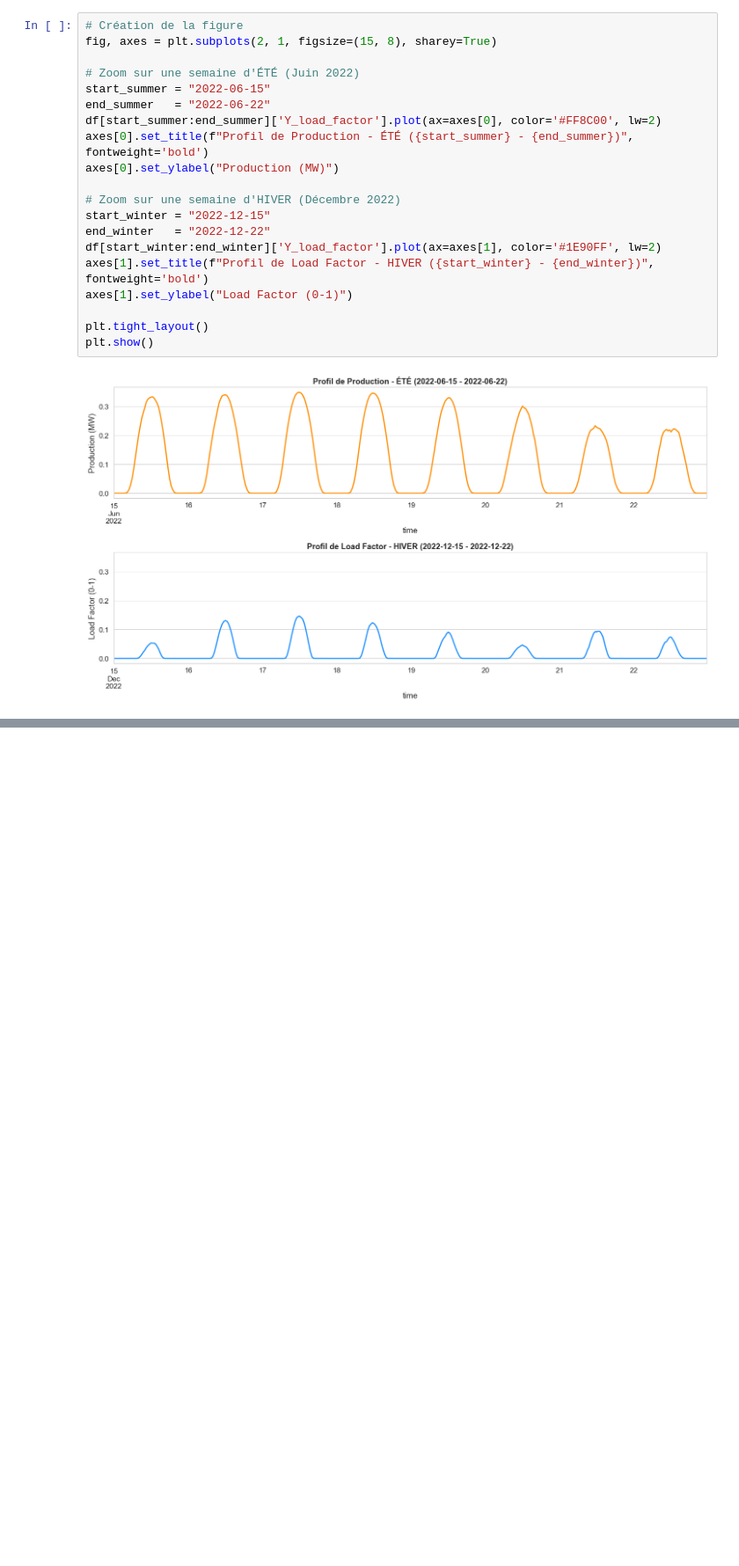
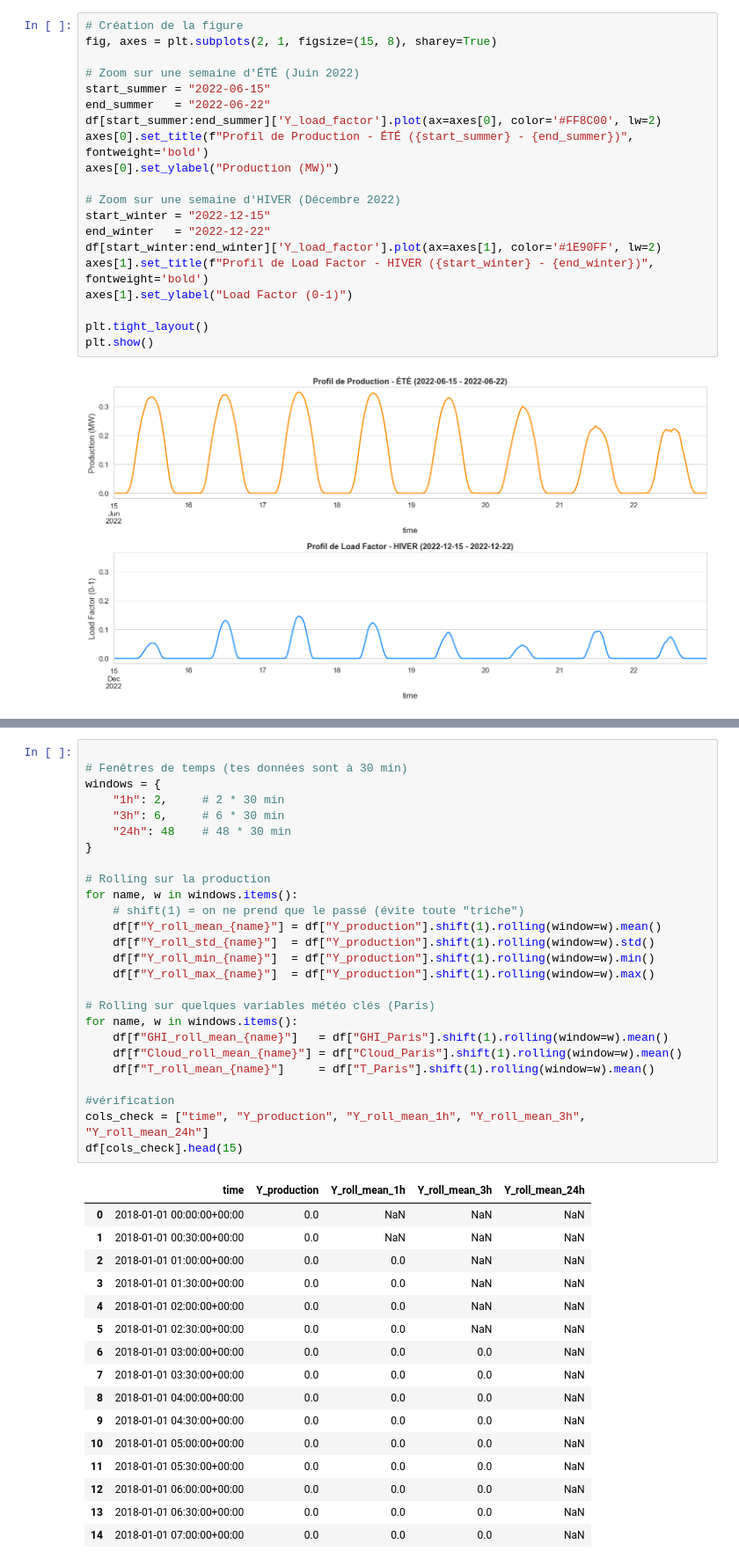
Before and after one commit to IshaghCheikh/PythonProject, a Jupyter notebook: main.ipynb, the cells around one changed output, grey strips where cells are left out. Shown at 88% size. Drawn from its saved outputs; the diff is of its cells as text; blank space fills up the shorter version.

```diff
--- a/main.ipynb
+++ b/main.ipynb
@@ -398,0 +463,43 @@ plt.show()
+# %%
+
+# Fenêtres de temps (tes données sont à 30 min)
+windows = {
+    "1h": 2,     # 2 * 30 min
+    "3h": 6,     # 6 * 30 min
+    "24h": 48    # 48 * 30 min
+}
+
+# Rolling sur la production
+for name, w in windows.items():
+    # shift(1) = on ne prend que le passé (évite toute "triche")
+    df[f"Y_roll_mean_{name}"] = df["Y_production"].shift(1).rolling(window=w).mean()
+    df[f"Y_roll_std_{name}"]  = df["Y_production"].shift(1).rolling(window=w).std()
+    df[f"Y_roll_min_{name}"]  = df["Y_production"].shift(1).rolling(window=w).min()
+    df[f"Y_roll_max_{name}"]  = df["Y_production"].shift(1).rolling(window=w).max()
+
+# Rolling sur quelques variables météo clés (Paris)
+for name, w in windows.items():
+    df[f"GHI_roll_mean_{name}"]   = df["GHI_Paris"].shift(1).rolling(window=w).mean()
+    df[f"Cloud_roll_mean_{name}"] = df["Cloud_Paris"].shift(1).rolling(window=w).mean()
+    df[f"T_roll_mean_{name}"]     = df["T_Paris"].shift(1).rolling(window=w).mean()
+
+#vérification
+cols_check = ["time", "Y_production", "Y_roll_mean_1h", "Y_roll_mean_3h", "Y_roll_mean_24h"]
+df[cols_check].head(15)
+# %% [output]
+|  | time | Y_production | Y_roll_mean_1h | Y_roll_mean_3h | Y_roll_mean_24h |
+| 0 | 2018-01-01 00:00:00+00:00 | 0.0 | NaN | NaN | NaN |
+| 1 | 2018-01-01 00:30:00+00:00 | 0.0 | NaN | NaN | NaN |
+| 2 | 2018-01-01 01:00:00+00:00 | 0.0 | 0.0 | NaN | NaN |
+| 3 | 2018-01-01 01:30:00+00:00 | 0.0 | 0.0 | NaN | NaN |
+| 4 | 2018-01-01 02:00:00+00:00 | 0.0 | 0.0 | NaN | NaN |
+| 5 | 2018-01-01 02:30:00+00:00 | 0.0 | 0.0 | NaN | NaN |
+| 6 | 2018-01-01 03:00:00+00:00 | 0.0 | 0.0 | 0.0 | NaN |
+| 7 | 2018-01-01 03:30:00+00:00 | 0.0 | 0.0 | 0.0 | NaN |
+| 8 | 2018-01-01 04:00:00+00:00 | 0.0 | 0.0 | 0.0 | NaN |
+| 9 | 2018-01-01 04:30:00+00:00 | 0.0 | 0.0 | 0.0 | NaN |
+| 10 | 2018-01-01 05:00:00+00:00 | 0.0 | 0.0 | 0.0 | NaN |
+| 11 | 2018-01-01 05:30:00+00:00 | 0.0 | 0.0 | 0.0 | NaN |
+| 12 | 2018-01-01 06:00:00+00:00 | 0.0 | 0.0 | 0.0 | NaN |
+| 13 | 2018-01-01 06:30:00+00:00 | 0.0 | 0.0 | 0.0 | NaN |
+| 14 | 2018-01-01 07:00:00+00:00 | 0.0 | 0.0 | 0.0 | NaN |
```
Also changed, not shown: parts of 6 cells of this notebook.
